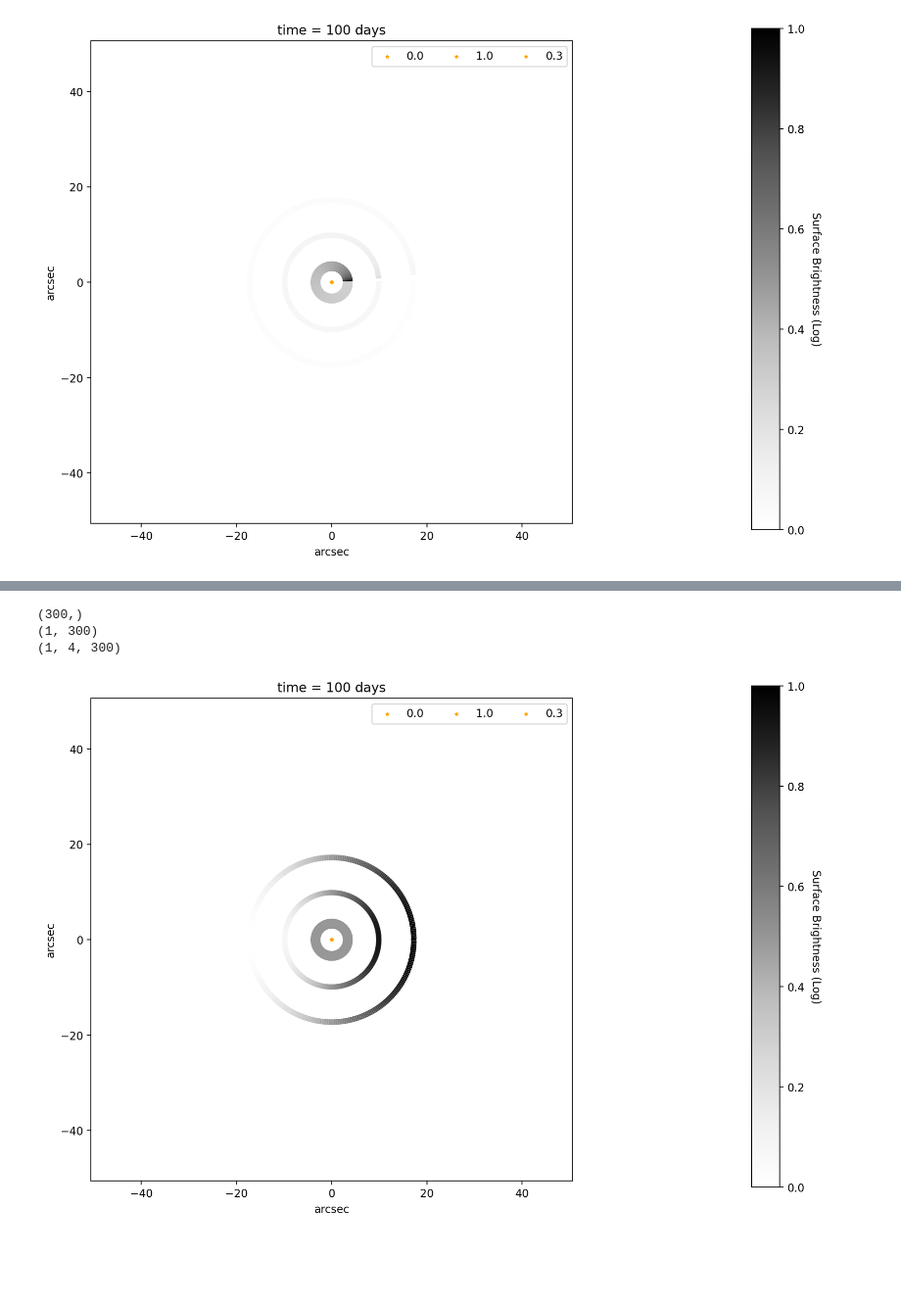
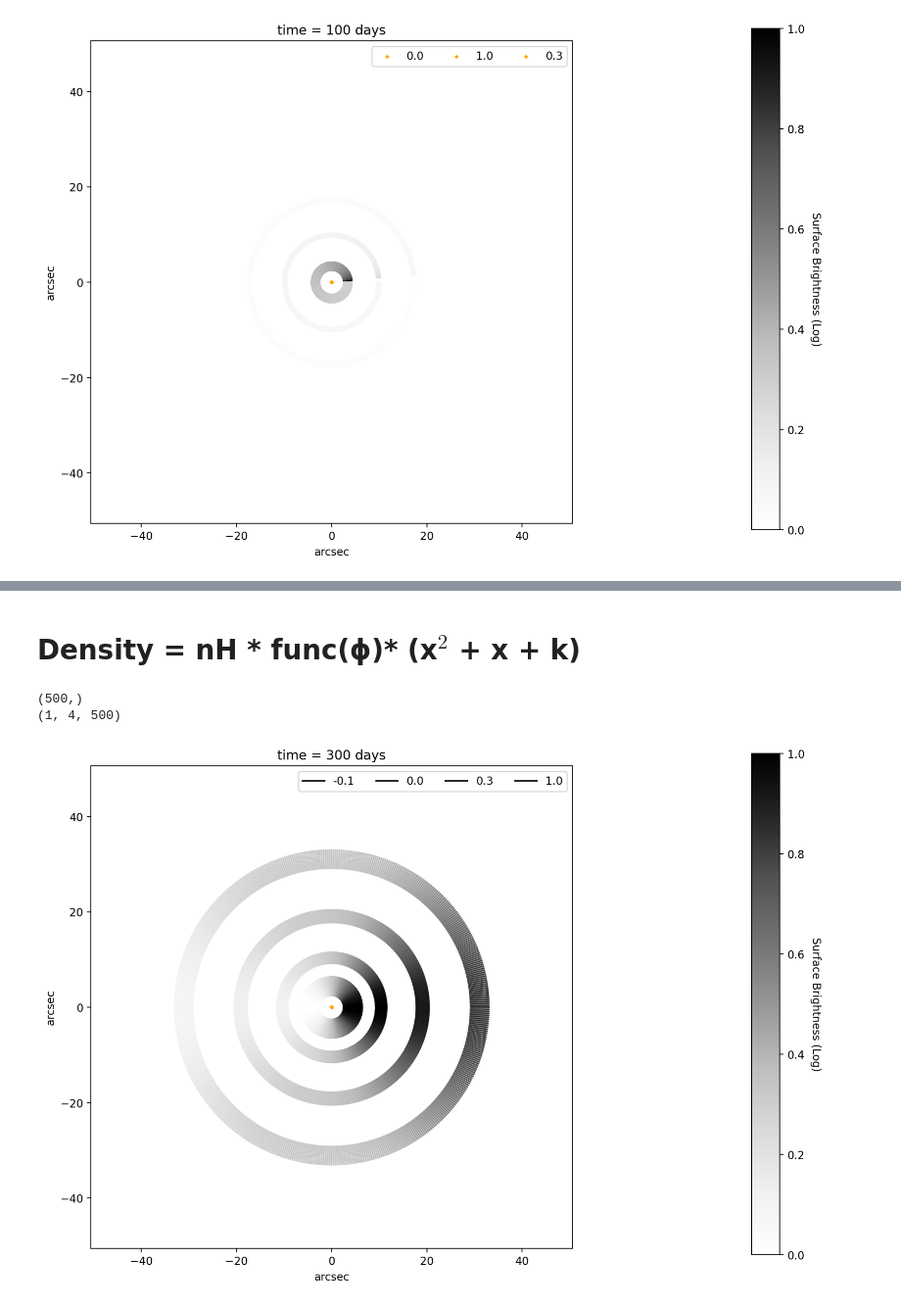
Before and after one commit to taceroc/light_echo_modeling, a Jupyter notebook: LE_pw_density_func.ipynb, the cells around one changed output, grey strips where cells are left out. Shown at 98% size. Cells and saved outputs as stored; diff of their text form; code cells hidden in the pictures; blank space fills up the shorter version.

```diff
--- a/LE_pw_density_func.ipynb
+++ b/LE_pw_density_func.ipynb
@@ -1238,7 +1236,7 @@ def nh_phi_plus_x_dependence(params, x, k = 1, n_h = n):
   nh = np.nan_to_num(nh, nan = 0)
   return nh
 # %%
-def surface_brightness_plane(Deltat_y, z0ly, dz0, func, phi):
+def surface_brightness_plane_x(Deltat_y, z0ly, dz0, func, phi, density_func):
   """
     Arguments
         Deltat_y: time when the snap of the LE is taken by observer, in year
@@ -1265,9 +1263,9 @@ def surface_brightness_plane(Deltat_y, z0ly, dz0, func, phi):
           # print(r_le)
           x = r_le * np.cos(phi) - a * ct
           if isinstance(func, (int, float)):
-            Nd = np.array([nh_phi_plus_x_dependence(func * phi, x, k)]).reshape(1, len(phi))
+            Nd = np.array([density_func(func * phi, x, k)]).reshape(1, len(phi))
           elif callable(func):
-            Nd = np.array([nh_phi_plus_x_dependence(func(phi), x, k)]).reshape(1, len(phi))
+            Nd = np.array([density_func(func(phi), x, k)]).reshape(1, len(phi))
           # -- distance source - dust
           r = z - a * x + ct
           # -- rho = x^2 + y^2 = r_le
@@ -1283,10 +1281,10 @@ def surface_brightness_plane(Deltat_y, z0ly, dz0, func, phi):
           # print((ct / c) / dtoy)
           x = r_le * np.cos(phi) - a * ct
           if isinstance(func, (int, float)):
-            Nd = np.array([nh_phi_plus_x_dependence(func * phi, x, k)]).reshape(1, len(phi))
+            Nd = np.array([density_func(func * phi, x, k)]).reshape(1, len(phi))
           elif callable(func):
-            Nd = np.array([nh_phi_plus_x_dependence(func(phi), x, k)]).reshape(1, len(phi))
-          # print(x)
+            Nd = np.array([density_func(func(phi), x, k)]).reshape(1, len(phi))
+          # print(j, i)
           # -- distance source - dust
           r = z - a * x + ct
           # print(r)
@@ -1305,7 +1303,7 @@ def surface_brightness_plane(Deltat_y, z0ly, dz0, func, phi):
 
   return surface
 # %%
-def final_plot(delta_t, phi_min = 0, phi_max = 2 * np.pi, size_phi = 500, func = 1, k = 1):
+def final_plot(delta_t, phi_min = 0, phi_max = 2 * np.pi, size_phi = 500, func = 1, k = 1, density_func = nh_phi, surface_func = surface_brightness_plane):
   Deltat = [delta_t] # days
   Deltat_y = np.array(Deltat) * dtoy
 
@@ -1319,9 +1317,12 @@ def final_plot(delta_t, phi_min = 0, phi_max = 2 * np.pi, size_phi = 500, func =
   phi = np.linspace(phi_min, phi_max, size_phi)
   print(phi.shape)
 
-  print(Nd.shape)
-  surface = surface_brightness_plane(Deltat_y, z0ly, dz0, func, phi)
-  surface = ( surface - np.nanmin(surface)  ) / (np.nanmax(surface) - np.nanmin(surface))
+  surface = surface_func(Deltat_y, z0ly, dz0, func, phi, density_func)
+  # print((surface[0, 0, 0]))
+  # print(np.argmin(surface))
+  surface = ( surface.copy() - np.nanmin(surface.copy())  ) / (np.nanmax(surface.copy()) - np.nanmin(surface.copy()))
+  # print((surface[0, 0, 0] - np.nanmin(surface)))
+
 
   # phi_min, phi_max = (104 / 180) * np.pi, (240 / 180) * np.pi
   # surface = surface_brightness_plane(Deltat_y, z0ly, dz0,  phi_min, phi_max)
@@ -1339,7 +1340,7 @@ def final_plot(delta_t, phi_min = 0, phi_max = 2 * np.pi, size_phi = 500, func =
     ct = time*c
     ax.set_title("time = %s days"%int(time/ dtoy))
     for i,z in enumerate(z0ly):
-      for k in range(max(Nd.shape)):
+      for k in range(len(angle)):
           if z < 0:
             # -- time ring star expanding
             ti = (-2 * z)/(c * (1 + a**2))
@@ -1504,7 +1546,25 @@ def surface_brightness_plane(Deltat_y, z0ly, dz0, func, phi):
+# %% [markdown]
+# Density = nH * func(ɸ)* (x$^2$ + x + k)
+# %%
+def nh_phi_plus_xx_dependence(params, x, k = 1, n_h = n):
+  """
+    Define the density as a pairwise function that depends on the angle phi, the angle in the x,y sky plane
+    Arguments
+        params: list/array/tuple with the phi angle to be evaluate
+        phi_min: min phi where the density value exist
+        phi_max: min phi where the density value exist
+        n_h: density value
+    Return
+        Value of the density with same shape as params
+  """
+
+  nh = n_h * params * (x ** 2 + x + k)
+  nh = np.nan_to_num(nh, nan = np.inf)
+  return nh
 # %%
-surface, Nd = final_plot(100, phi_min = 0, phi_max = 2 * np.pi, size_phi = 300, func = np.cos, k = 0.2)
+surface, Nd = final_plot(300, phi_min = 0, phi_max = 2 * np.pi, size_phi = 500, func = np.cos, k = 1, density_func =  nh_phi_plus_xx_dependence,
+                         surface_func = surface_brightness_plane_x)
 # %% [output]
-(300,)
-(1, 300)
-(1, 4, 300)
+(500,)
+(1, 4, 500)
-[figure, old version]
+[figure, new version]
```
Also changed, not shown: parts of 13 cells of this notebook.
